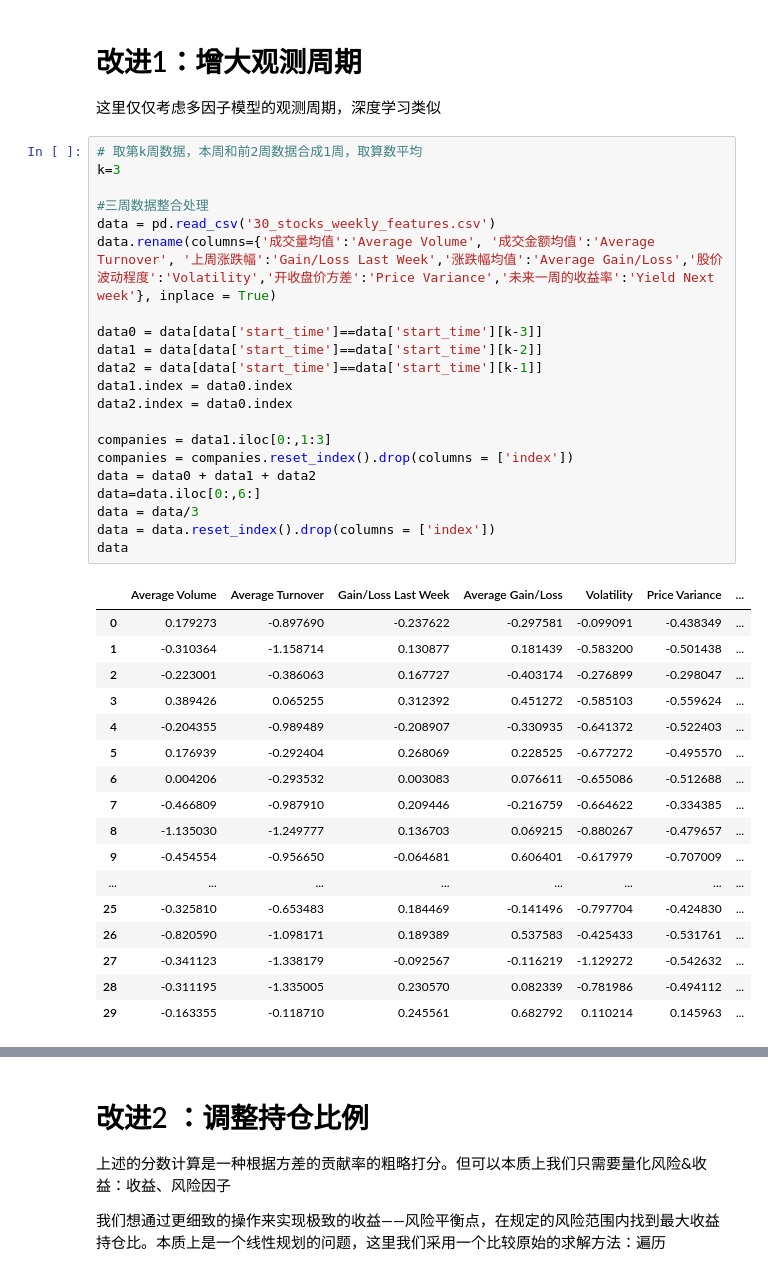
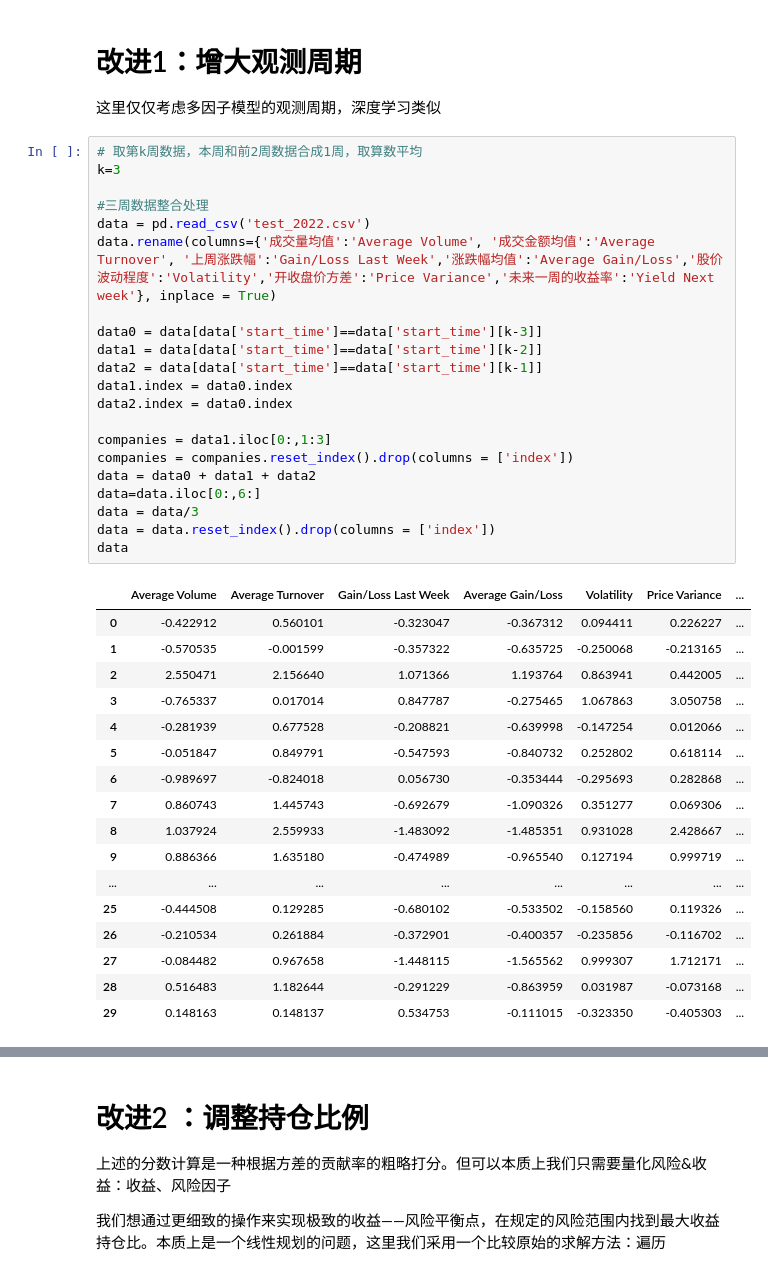
Before and after one commit to zhucebuliaole/MSBD5001_Quant, a Jupyter notebook: mini-project.ipynb, the cells around one changed output, grey strips where cells are left out. Cells and saved outputs as stored; diff of their text form.

```diff
--- a/mini-project.ipynb
+++ b/mini-project.ipynb
@@ -125,42 +122,42 @@ print(X_score_scaler_sign)
 # %%
 # 取第k周数据，本周和前2周数据合成1周，取算数平均
 k=3
 
 #三周数据整合处理
-data = pd.read_csv('30_stocks_weekly_features.csv')
+data = pd.read_csv('test_2022.csv')
 data.rename(columns={'成交量均值':'Average Volume', '成交金额均值':'Average Turnover', '上周涨跌幅':'Gain/Loss Last Week','涨跌幅均值':'Average Gain/Loss','股价波动程度':'Volatility','开收盘价方差':'Price Variance','未来一周的收益率':'Yield Next week'}, inplace = True)
 
 data0 = data[data['start_time']==data['start_time'][k-3]]
 data1 = data[data['start_time']==data['start_time'][k-2]]
 data2 = data[data['start_time']==data['start_time'][k-1]]
 data1.index = data0.index
 data2.index = data0.index
 
 companies = data1.iloc[0:,1:3]
 companies = companies.reset_index().drop(columns = ['index'])
 data = data0 + data1 + data2
 data=data.iloc[0:,6:]
 data = data/3
 data = data.reset_index().drop(columns = ['index'])
 data
 # %% [output]
 |  | Average Volume | Average Turnover | Gain/Loss Last Week | Average Gain/Loss | Volatility | Price Variance | ... |
-| 0 | 0.179273 | -0.897690 | -0.237622 | -0.297581 | -0.099091 | -0.438349 | ... |
-| 1 | -0.310364 | -1.158714 | 0.130877 | 0.181439 | -0.583200 | -0.501438 | ... |
-| 2 | -0.223001 | -0.386063 | 0.167727 | -0.403174 | -0.276899 | -0.298047 | ... |
-| 3 | 0.389426 | 0.065255 | 0.312392 | 0.451272 | -0.585103 | -0.559624 | ... |
-| 4 | -0.204355 | -0.989489 | -0.208907 | -0.330935 | -0.641372 | -0.522403 | ... |
-| 5 | 0.176939 | -0.292404 | 0.268069 | 0.228525 | -0.677272 | -0.495570 | ... |
-| 6 | 0.004206 | -0.293532 | 0.003083 | 0.076611 | -0.655086 | -0.512688 | ... |
-| 7 | -0.466809 | -0.987910 | 0.209446 | -0.216759 | -0.664622 | -0.334385 | ... |
-| 8 | -1.135030 | -1.249777 | 0.136703 | 0.069215 | -0.880267 | -0.479657 | ... |
-| 9 | -0.454554 | -0.956650 | -0.064681 | 0.606401 | -0.617979 | -0.707009 | ... |
+| 0 | -0.422912 | 0.560101 | -0.323047 | -0.367312 | 0.094411 | 0.226227 | ... |
+| 1 | -0.570535 | -0.001599 | -0.357322 | -0.635725 | -0.250068 | -0.213165 | ... |
+| 2 | 2.550471 | 2.156640 | 1.071366 | 1.193764 | 0.863941 | 0.442005 | ... |
+| 3 | -0.765337 | 0.017014 | 0.847787 | -0.275465 | 1.067863 | 3.050758 | ... |
+| 4 | -0.281939 | 0.677528 | -0.208821 | -0.639998 | -0.147254 | 0.012066 | ... |
+| 5 | -0.051847 | 0.849791 | -0.547593 | -0.840732 | 0.252802 | 0.618114 | ... |
+| 6 | -0.989697 | -0.824018 | 0.056730 | -0.353444 | -0.295693 | 0.282868 | ... |
+| 7 | 0.860743 | 1.445743 | -0.692679 | -1.090326 | 0.351277 | 0.069306 | ... |
+| 8 | 1.037924 | 2.559933 | -1.483092 | -1.485351 | 0.931028 | 2.428667 | ... |
+| 9 | 0.886366 | 1.635180 | -0.474989 | -0.965540 | 0.127194 | 0.999719 | ... |
 | ... | ... | ... | ... | ... | ... | ... | ... |
-| 25 | -0.325810 | -0.653483 | 0.184469 | -0.141496 | -0.797704 | -0.424830 | ... |
-| 26 | -0.820590 | -1.098171 | 0.189389 | 0.537583 | -0.425433 | -0.531761 | ... |
-| 27 | -0.341123 | -1.338179 | -0.092567 | -0.116219 | -1.129272 | -0.542632 | ... |
-| 28 | -0.311195 | -1.335005 | 0.230570 | 0.082339 | -0.781986 | -0.494112 | ... |
-| 29 | -0.163355 | -0.118710 | 0.245561 | 0.682792 | 0.110214 | 0.145963 | ... |
+| 25 | -0.444508 | 0.129285 | -0.680102 | -0.533502 | -0.158560 | 0.119326 | ... |
+| 26 | -0.210534 | 0.261884 | -0.372901 | -0.400357 | -0.235856 | -0.116702 | ... |
+| 27 | -0.084482 | 0.967658 | -1.448115 | -1.565562 | 0.999307 | 1.712171 | ... |
+| 28 | 0.516483 | 1.182644 | -0.291229 | -0.863959 | 0.031987 | -0.073168 | ... |
+| 29 | 0.148163 | 0.148137 | 0.534753 | -0.111015 | -0.323350 | -0.405303 | ... |
 # %%
 #从三周数据获取得分
 pca = PCA(n_components=6)
```
Also changed, not shown: parts of 21 cells of this notebook, 1 other file.
